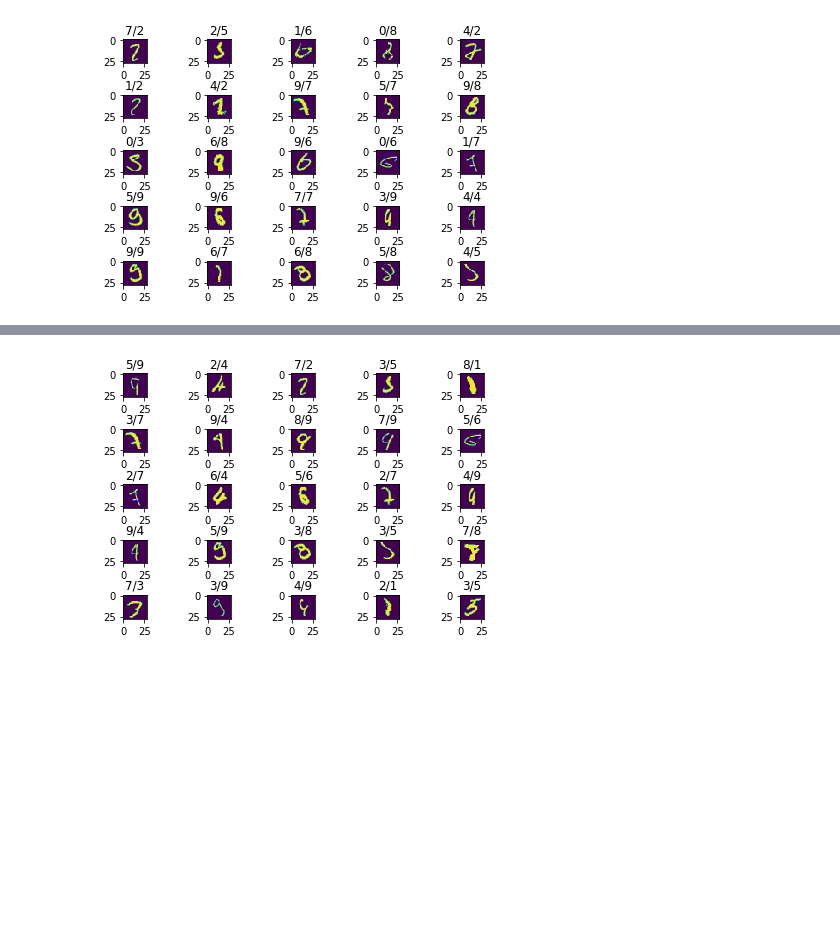
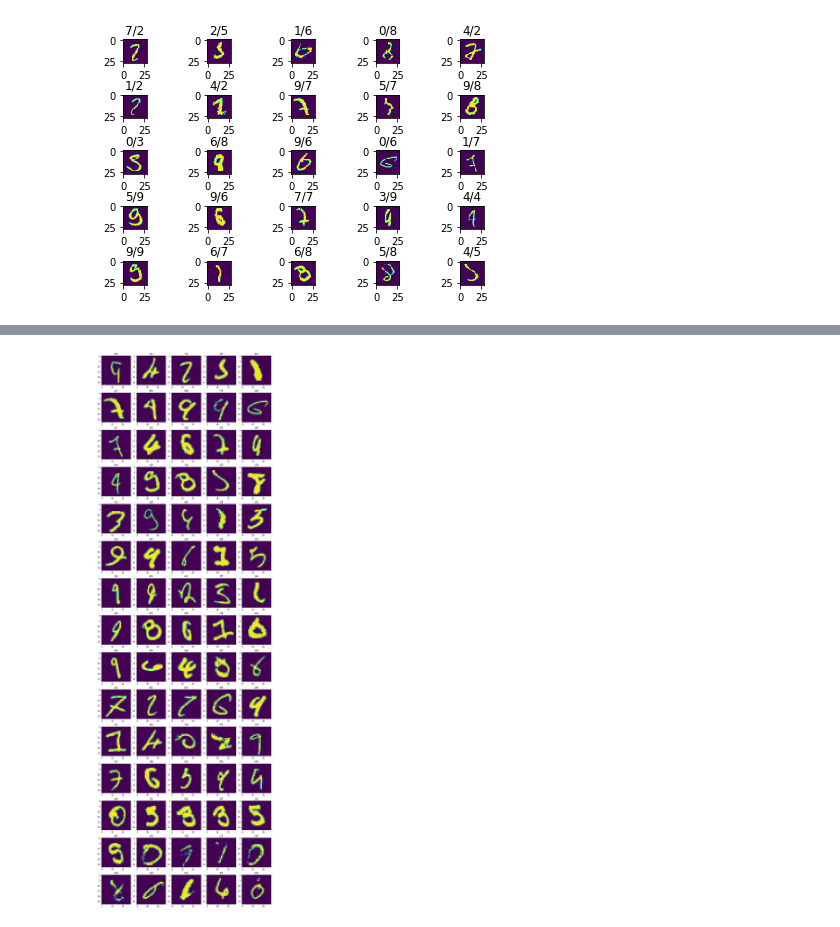
Before and after one commit to frankzl/deep-learning-gimmicks, a Jupyter notebook: tensorflow_stuff/07-CNN.ipynb, the cells around one changed output, grey strips where cells are left out. Drawn from its saved outputs; the diff is of its cells as text; code cells hidden in the pictures; blank space fills up the shorter version.

```diff
--- a/tensorflow_stuff/07-CNN.ipynb
+++ b/tensorflow_stuff/07-CNN.ipynb
@@ -235,20 +235,23 @@ test accuracy 0.991100013256073
 # %%
 import matplotlib.image as mpimg
 import matplotlib.pyplot as plt
 
 wrong_pred = mnist.test.images[_correct == False]
 
-f, axarr = plt.subplots( 5, 5)
+f, axarr = plt.subplots( 15, 5)
 f.tight_layout()
 
+f.set_figheight(50)
+f.set_figwidth(15)
+
 Y_true = np.argmax(mnist.test.labels, 1)[_correct == False]
-_pred = _pred[_correct == False ]
+# _pred = _pred[_correct == False ]
 
-for i in range(0,25):
+for i in range(0,75):
     a = np.reshape(wrong_pred[i], (28, 28))
     axarr[int(i/5),i%5].imshow(a)
     axarr[int(i/5),i%5].set_title(f"{_pred[i]}/{Y_true[i]}")
 
 plt.show()
 # %% [output]
-[figure, old version]
+[figure, new version]
```
